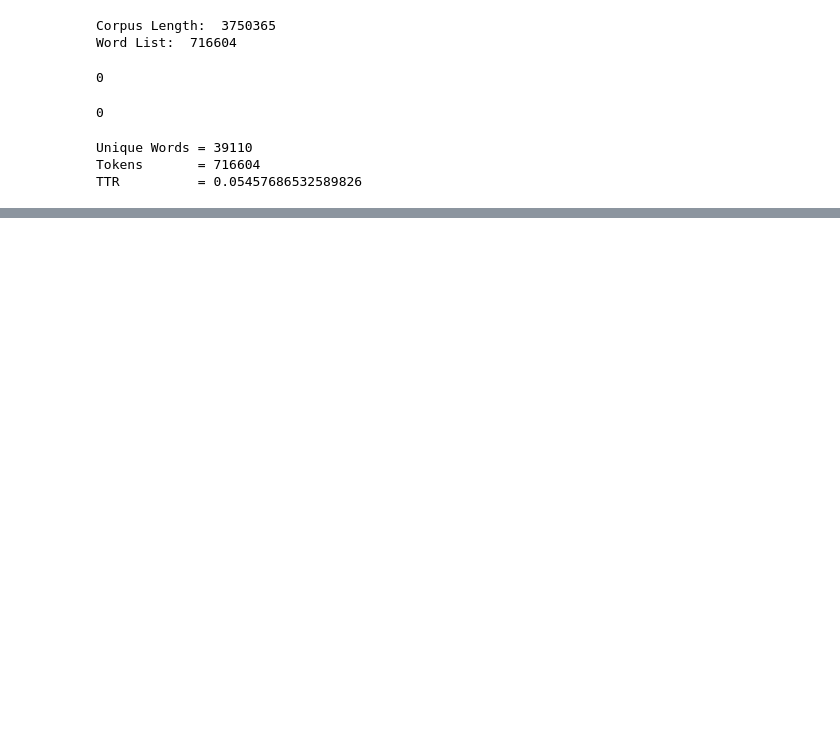
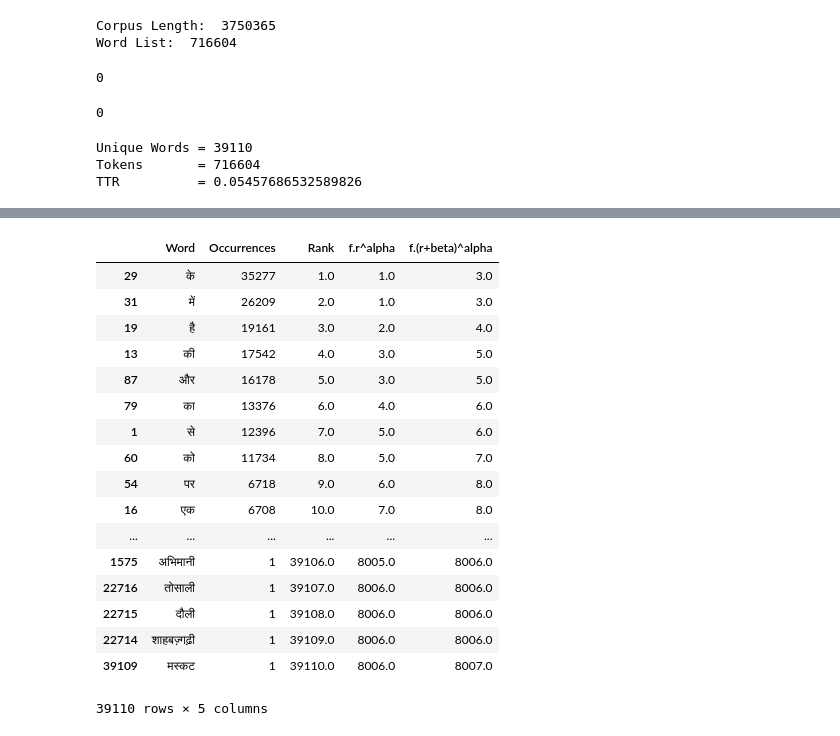
Before and after one commit to 3atharvkurdukar/nlp-assignments-hindi, a Jupyter notebook: empirical_laws.ipynb, the cells around one changed output, grey strips where cells are left out. Saved outputs shown, nothing was run; the diff lists cells and outputs as text; code cells hidden in the pictures; blank space fills up the shorter version.

```diff
--- a/empirical_laws.ipynb
+++ b/empirical_laws.ipynb
@@ -125,0 +126,21 @@ plt.show()
+# %%
+df1
+# %% [output]
+|  | Word | Occurrences | Rank | f.r^alpha | f.(r+beta)^alpha |
+| 29 | के | 35277 | 1.0 | 1.0 | 3.0 |
+| 31 | में | 26209 | 2.0 | 1.0 | 3.0 |
+| 19 | है | 19161 | 3.0 | 2.0 | 4.0 |
+| 13 | की | 17542 | 4.0 | 3.0 | 5.0 |
+| 87 | और | 16178 | 5.0 | 3.0 | 5.0 |
+| 79 | का | 13376 | 6.0 | 4.0 | 6.0 |
+| 1 | से | 12396 | 7.0 | 5.0 | 6.0 |
+| 60 | को | 11734 | 8.0 | 5.0 | 7.0 |
+| 54 | पर | 6718 | 9.0 | 6.0 | 8.0 |
+| 16 | एक | 6708 | 10.0 | 7.0 | 8.0 |
+| ... | ... | ... | ... | ... | ... |
+| 1575 | अभिमानी | 1 | 39106.0 | 8005.0 | 8006.0 |
+| 22716 | तोसाली | 1 | 39107.0 | 8006.0 | 8006.0 |
+| 22715 | दौली | 1 | 39108.0 | 8006.0 | 8006.0 |
+| 22714 | शाहबज़्गढ़ी | 1 | 39109.0 | 8006.0 | 8006.0 |
+| 39109 | मस्कट | 1 | 39110.0 | 8006.0 | 8007.0 |
+39110 rows × 5 columns
```
Also changed, not shown: parts of 5 cells of this notebook, 2 other files.
